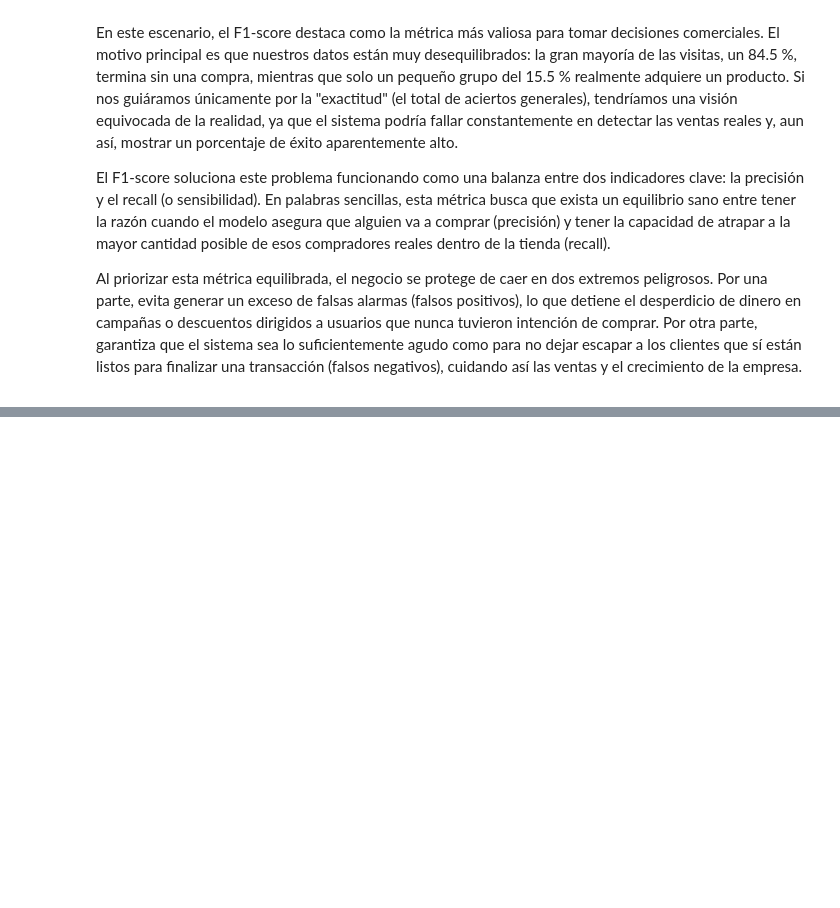
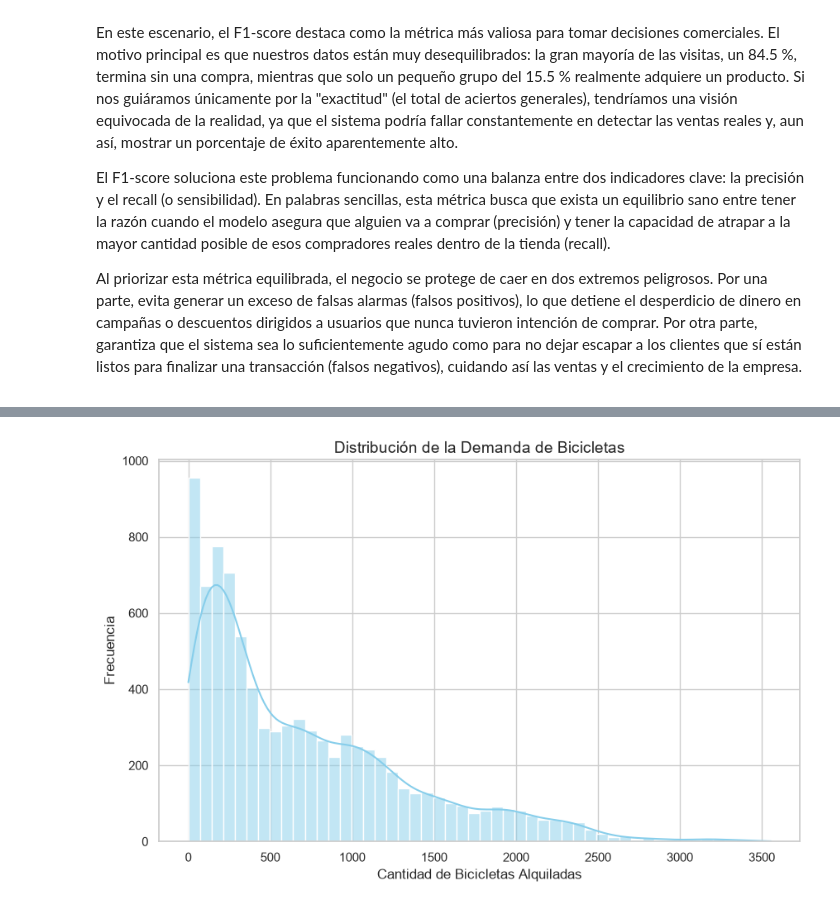
Before and after one commit to ByJuanRod/Actividad-Evaluativa, a Jupyter notebook: modelos_predictivos.ipynb, the cells around one changed output, grey strips where cells are left out. Cells and saved outputs as stored; diff of their text form; code cells hidden in the pictures; blank space fills up the shorter version.

```diff
--- a/modelos_predictivos.ipynb
+++ b/modelos_predictivos.ipynb
@@ -695,0 +877,9 @@ Al priorizar esta métrica equilibrada, el negocio se protege de caer en dos ext
+# %%
+plt.figure(figsize=(10, 6))
+sns.histplot(data=df_regresion, x='RentedBikeCount', kde=True, bins=50, color="skyblue")
+plt.title('Distribución de la Demanda de Bicicletas', fontsize=14)
+plt.xlabel('Cantidad de Bicicletas Alquiladas')
+plt.ylabel('Frecuencia')
+plt.show()
+# %% [output]
+[figure, added]
```
Also changed, not shown: parts of 77 cells of this notebook.
